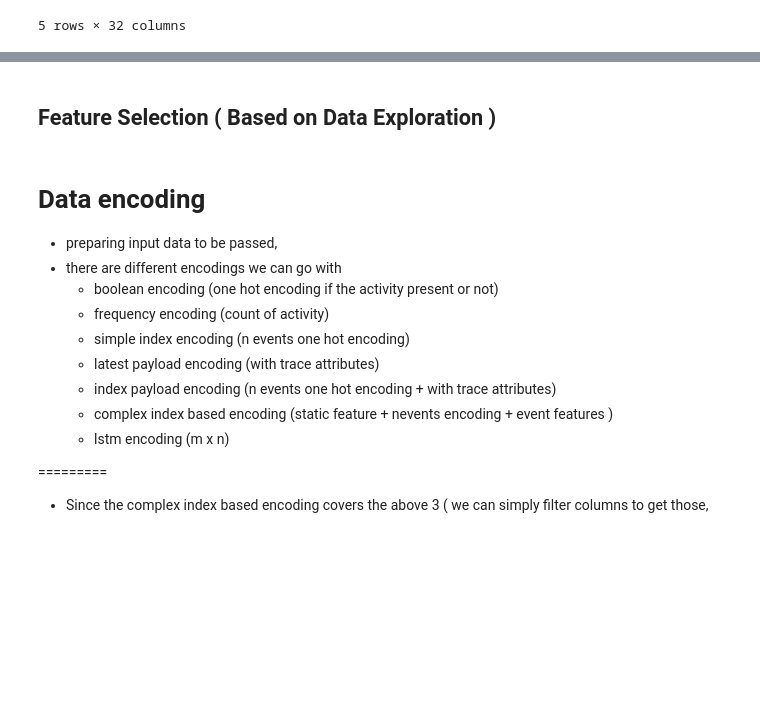
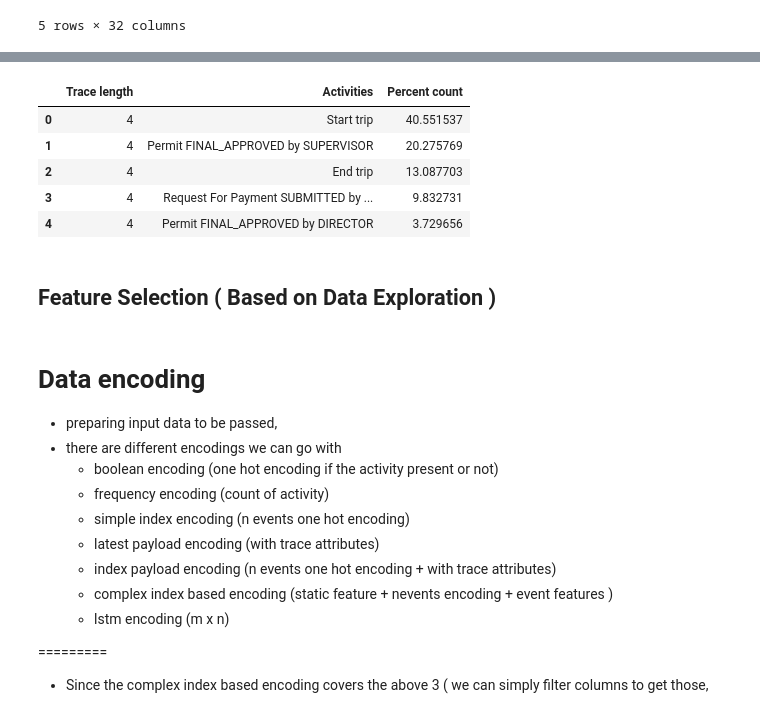
Before and after one commit to himanshudce/APM_BPI_2020, a Jupyter notebook: notebooks/data_prepration.ipynb, the cells around one changed output, grey strips where cells are left out. Drawn from its saved outputs; the diff is of its cells as text; code cells hidden in the pictures; blank space fills up the shorter version.

```diff
--- a/notebooks/data_prepration.ipynb
+++ b/notebooks/data_prepration.ipynb
@@ -292,0 +295,18 @@ df.head(5)
+# %%
+# save distribution
+event_distribution_LIST = []
+# event_distribution_LIST['10'],event_distribution_LIST['8'],event_distribution_LIST['6'],event_distribution_LIST['4'] = [],[],[],[]
+trace_lengths = [4,6,8,10]
+for name, group in df.groupby(['case'],sort=False):
+    # print(name)
+    event_list = list(group['event'])
+    for t_len in trace_lengths:
+        index = t_len-1
+        try:
+            event_distribution_LIST.append([event_list[index],t_len])
+        except:
+            event_distribution_LIST.append([event_list[-1],t_len])
+# %%
+# create dataframe
+act_distribution = pd.DataFrame(event_distribution_LIST, columns=['Activities','Trace length'])
+act_distribution.head()
@@ -292,0 +320,13 @@ df.head(5)
+# %%
+# value count and normalized
+df_dist = act_distribution.groupby('Trace length')['Activities'].value_counts(normalize=True)
+df_dist = df_dist.mul(100)
+df_dist = df_dist.rename('Percent count').reset_index()
+df_dist.head()
+# %% [output]
+|  | Trace length | Activities | Percent count |
+| 0 | 4 | Start trip | 40.551537 |
+| 1 | 4 | Permit FINAL_APPROVED by SUPERVISOR | 20.275769 |
+| 2 | 4 | End trip | 13.087703 |
+| 3 | 4 | Request For Payment SUBMITTED by ... | 9.832731 |
+| 4 | 4 | Permit FINAL_APPROVED by DIRECTOR | 3.729656 |
```
Also changed, not shown: parts of 11 cells of this notebook, 2 other files.
